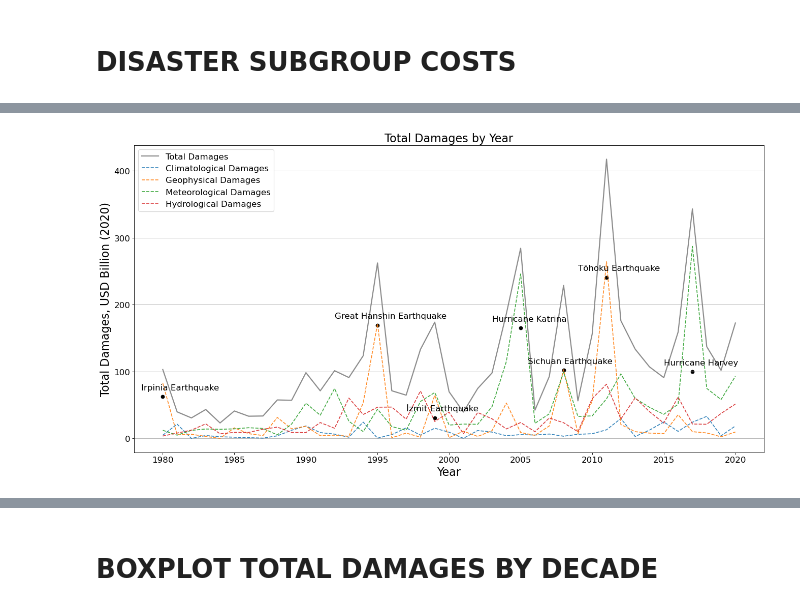
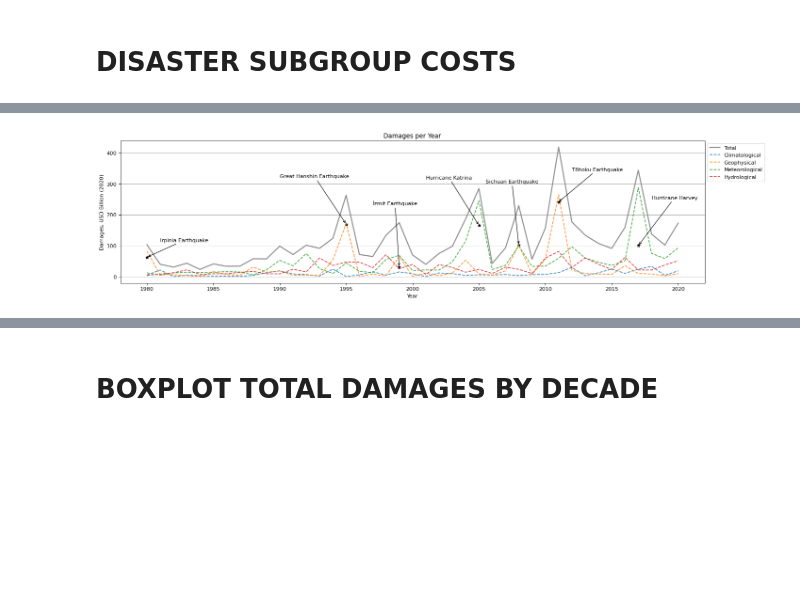
Before and after one commit to felixshier/naturalDisasterAnalysis, a Jupyter notebook: Natural Disaster Analysis.ipynb, the cells around one changed output, grey strips where cells are left out. Cells and saved outputs as stored; diff of their text form; code cells hidden in the pictures; blank space fills up the shorter version.

```diff
--- a/Natural Disaster Analysis.ipynb
+++ b/Natural Disaster Analysis.ipynb
@@ -490,27 +585,70 @@ izmit_earthquake_1999_cost = 3.097570e+01
 kobe_earthquake_1995_cost = 1.692989e+02
 irpinia_earthquake_1980_cost = 6.266630e+01
 # %%
-# line plot
+# single line plot
 
-plt.figure(figsize=(20,10), dpi=80)
+plt.figure(figsize=(20,5), dpi=80)
+
 plt.grid(axis = 'y')
-plt.title("Total Damages by Year")
+plt.title("Damages per Year")
 plt.xlabel("Year")
-plt.ylabel("Total Damages, USD Billion (2020)")
-plt.plot(disaster_costs.index, disaster_costs, linewidth=2, color = 'grey', alpha = 0.9)
-plt.plot(climatological_costs.index, climatological_costs, linestyle = '--', alpha = 0.9)
-plt.plot(geophysical_costs.index, geophysical_costs, linestyle = '--', alpha = 0.9)
-plt.plot(meteorological_costs.index, meteorological_costs, linestyle = '--', alpha = 0.9)
-plt.plot(hydrological_costs.index, hydrological_costs, linestyle = '--', alpha = 0.9)
-plt.legend(['Total Damages', 'Climatological Damages', 'Geophysical Damages', 'Meteorological Damages',  'Hydrological Damages'])
+plt.ylabel("Damages, USD Billion (2020)")
 
-plt.scatter([1980, 1995, 1999, 2005, 2008, 2011, 2017], [irpinia_earthquake_1980_cost, kobe_earthquake_1995_cost,izmit_earthquake_1999_cost,hurricane_katrina_2005_cost,sichuan_earthquake_2008_cost,japan_tsunami_2011_cost, hurricane_harvey_2017_cost], c='black')
+plt.plot(disaster_costs.index, disaster_costs, linewidth=2, color = 'grey', alpha = 0.9, label = 'Total')
+plt.plot(climatological_costs.index, climatological_costs, linestyle = '--', alpha = 0.9, label = 'Climatological')
+plt.plot(geophysical_costs.index, geophysical_costs, linestyle = '--', alpha = 0.9, label = 'Geophysical')
+plt.plot(meteorological_costs.index, meteorological_costs, linestyle = '--', alpha = 0.9, label = 'Meteorological')
+plt.plot(hydrological_costs.index, hydrological_costs, linestyle = '--', alpha = 0.9, label = 'Hydrological')
+plt.legend(bbox_to_anchor=(1,1), loc = 'upper left')
 
-plt.annotate("Tōhoku Earthquake", (2009, japan_tsunami_2011_cost+10))
-plt.annotate("Hurricane Harvey", (2015, hurricane_harvey_2017_cost+10))
-plt.annotate("Sichuan Earthquake", (2005.5, sichuan_earthquake_2008_cost+10))
-plt.annotate("Hurricane Katrina", (2003, hurricane_katrina_2005_cost+10))
-plt.annotate("İzmit Earthquake", (1997, izmit_earthquake_1999_cost+10))
-plt.annotate("Great Hanshin Earthquake", (1992, kobe_earthquake_1995_cost+10))
-plt.annotate("Irpinia Earthquake", (1978.5, irpinia_earthquake_1980_cost+10))
+plt.scatter([1980, 1995, 1999, 2005, 2008, 2011, 2017], [irpinia_earthquake_1980_cost, kobe_earthquake_1995_cost,izmit_earthquake_1999_cost,hurricane_katrina_2005_cost,sichuan_earthquake_2008_cost,japan_tsunami_2011_cost, hurricane_harvey_2017_cost], c='black', marker = "*")
+
+plt.annotate("Irpinia Earthquake",
+            xy=(1980, irpinia_earthquake_1980_cost), xycoords='data',
+            xytext=(1980+1, irpinia_earthquake_1980_cost+50), textcoords='data',
+            arrowprops=dict(arrowstyle="->",
+                            connectionstyle="arc3"),
+            )
+
+plt.annotate("Great Hanshin Earthquake",
+            xy=(1995, kobe_earthquake_1995_cost), xycoords='data',
+            xytext=(1995-5, kobe_earthquake_1995_cost+150), textcoords='data',
+            arrowprops=dict(arrowstyle="->",
+                            connectionstyle="arc3"),
+            )
+
+plt.annotate("İzmit Earthquake",
+            xy=(1999, izmit_earthquake_1999_cost), xycoords='data',
+            xytext=(1999-2, izmit_earthquake_1999_cost+200), textcoords='data',
+            arrowprops=dict(arrowstyle="->",
+                            connectionstyle="arc3"),
+            )
+
+plt.annotate("Hurricane Katrina",
+            xy=(2005, hurricane_katrina_2005_cost), xycoords='data',
+            xytext=(2005-4, hurricane_katrina_2005_cost+150), textcoords='data',
+            arrowprops=dict(arrowstyle="->",
+                            connectionstyle="arc3"),
+            )
+
+plt.annotate("Sichuan Earthquake",
+            xy=(2008, sichuan_earthquake_2008_cost), xycoords='data',
+            xytext=(2008-2.5, sichuan_earthquake_2008_cost+200), textcoords='data',
+            arrowprops=dict(arrowstyle="->",
+                            connectionstyle="arc3"),
+            )
+
+plt.annotate("Tōhoku Earthquake",
+            xy=(2011, japan_tsunami_2011_cost), xycoords='data',
+            xytext=(2011+1, japan_tsunami_2011_cost+100), textcoords='data',
+            arrowprops=dict(arrowstyle="->",
+                            connectionstyle="arc3"),
+            )
+
+plt.annotate("Hurricane Harvey",
+            xy=(2017, hurricane_harvey_2017_cost), xycoords='data',
+            xytext=(2017+1, hurricane_harvey_2017_cost+150), textcoords='data',
+            arrowprops=dict(arrowstyle="->",
+                            connectionstyle="arc3"),
+            )
 # %% [output]
@@ -518 +656 @@ Text(1978.5, 72.6663, 'Irpinia Earthquake')
-[figure, old version]
+[figure, new version]
```
Also changed, not shown: parts of 21 cells of this notebook, 2 other files.
